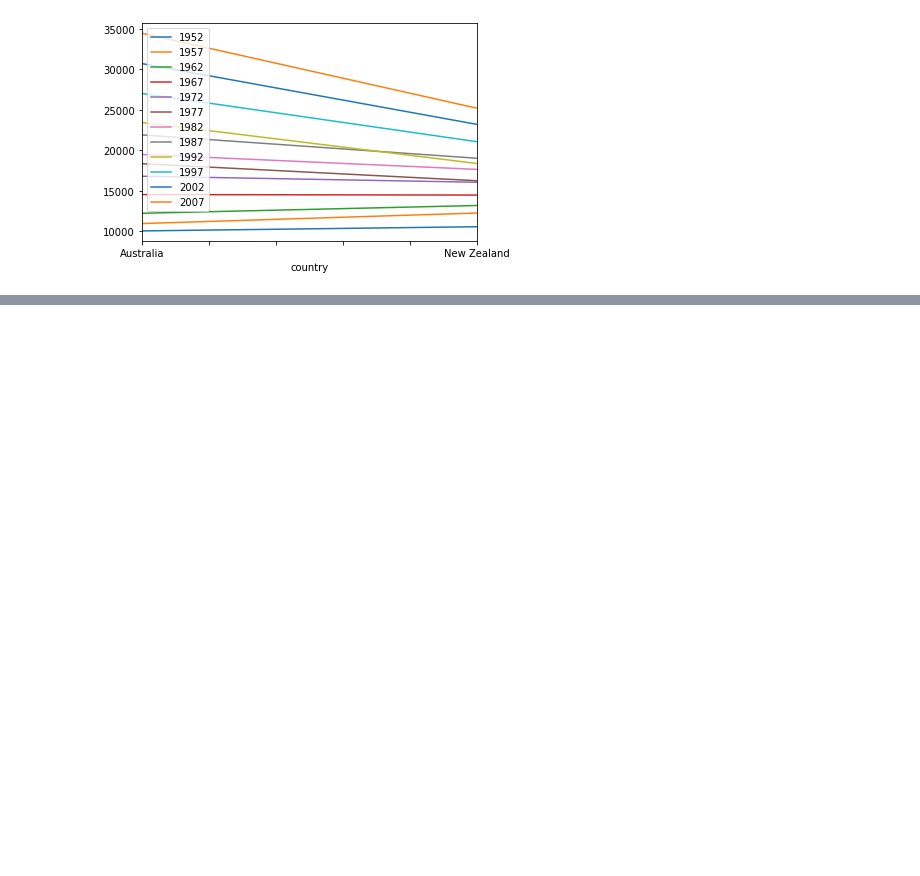
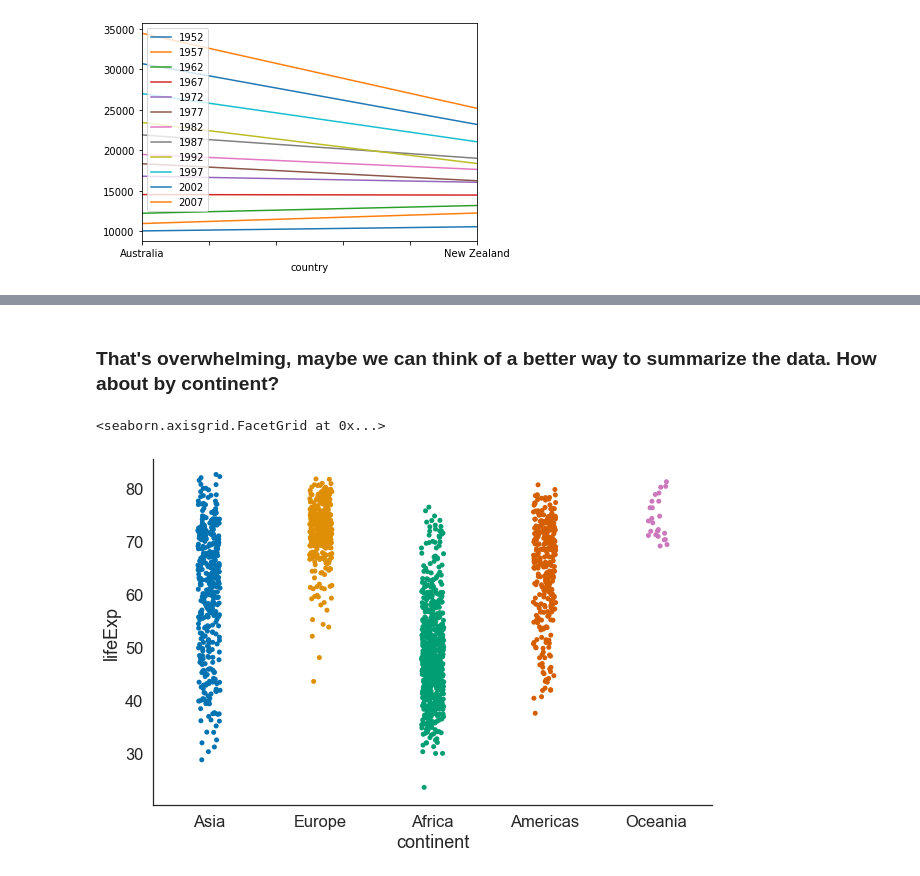
Before and after one commit to geekypete/python-data-vis, a Jupyter notebook: python-data-vis-tutorial.ipynb, the cells around one changed output, grey strips where cells are left out. Drawn from its saved outputs; the diff is of its cells as text; code cells hidden in the pictures; blank space fills up the shorter version.

```diff
--- a/python-data-vis-tutorial.ipynb
+++ b/python-data-vis-tutorial.ipynb
@@ -222,0 +154,9 @@ print(gapminder)
+# %% [markdown]
+### That's overwhelming, maybe we can think of a better way to summarize the data. How about by continent?
+# %%
+sns.set_style("white")
+sns.catplot(x='continent', y='lifeExp',
+            data=gapminder, height=6, aspect=1.5)
+# %% [output]
+<seaborn.axisgrid.FacetGrid at 0x...>
+[figure, added]
```
Also changed, not shown: parts of 47 cells of this notebook.
